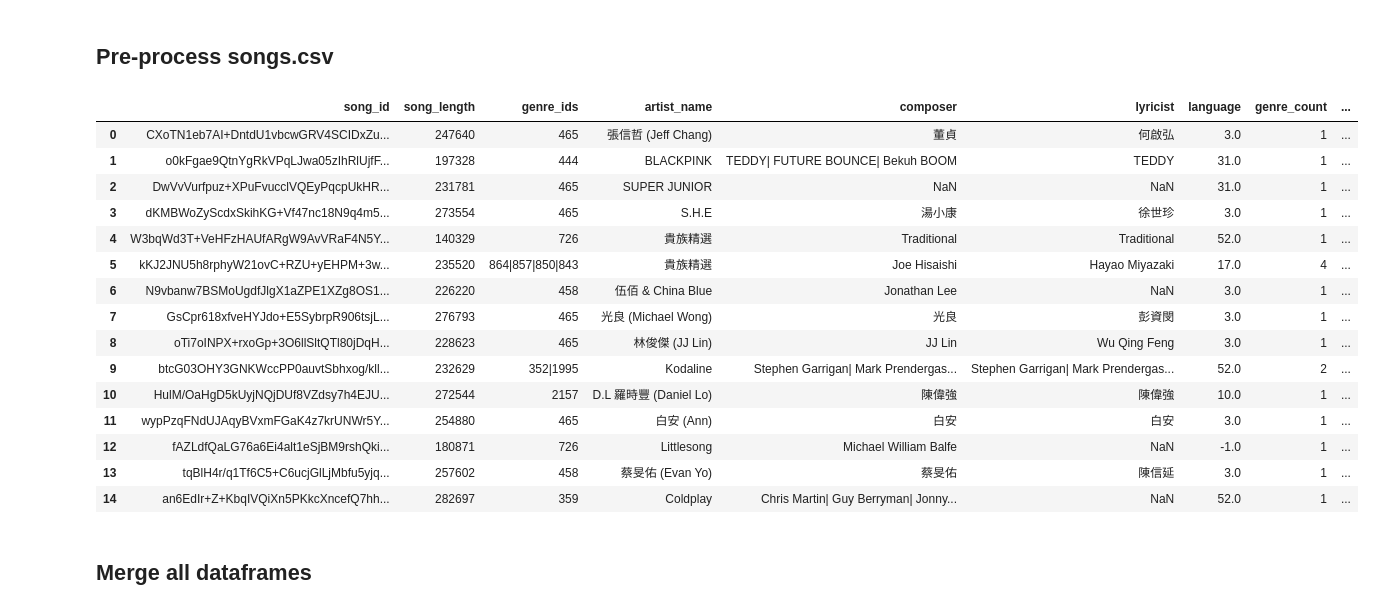
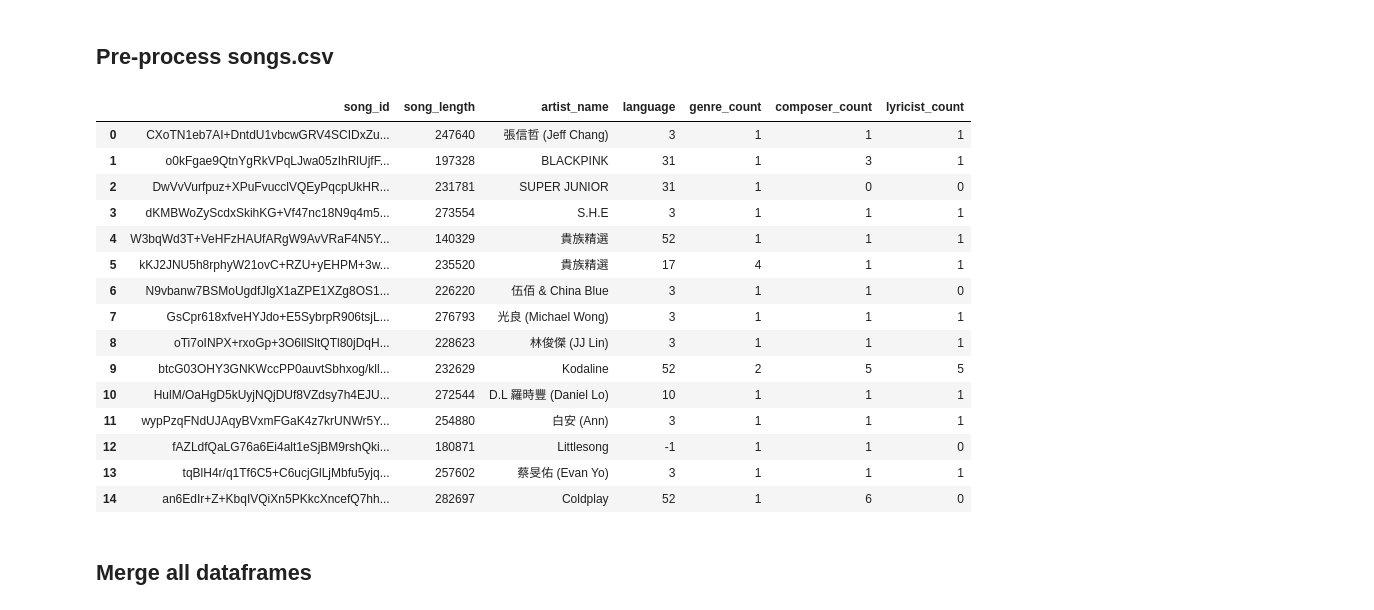
Before and after one commit to dsmilab/WSDM2018-KKBox-MRC, a Jupyter notebook: observation.ipynb, the cells around one changed output. Saved outputs shown, nothing was run; the diff lists cells and outputs as text; code cells hidden in the pictures.

```diff
--- a/observation.ipynb
+++ b/observation.ipynb
@@ -133,27 +269,39 @@ song_extra_info_df.head(15)
 ## Pre-process songs.csv
 # %%
 def parse_splitted_category_to_number(x):
-    return 0if x is np.nan else len(str(x).split('|'))
+    if x is np.nan:
+        return 0
+
+    x = str(x)
+    x.replace('/', '|')
+    x.replace(';', '|')
+    x.replace('\\', '|')
+    return x.count('|') + 1
 
 
 songs_df['genre_count'] = songs_df['genre_ids'].apply(parse_splitted_category_to_number)
 songs_df['composer_count'] = songs_df['composer'].apply(parse_splitted_category_to_number)
 songs_df['lyricist_count'] = songs_df['lyricist'].apply(parse_splitted_category_to_number)
+songs_df.drop(['composer', 'lyricist', 'genre_ids'], axis=1, inplace=True)
+
+songs_df['language'].fillna('-1.0', inplace=True)
+
+assert(~songs_df.isnull().any().any())
 songs_df.head(15)
 # %% [output]
-|  | song_id | song_length | genre_ids | artist_name | composer | lyricist | language | genre_count | ... |
-| 0 | CXoTN1eb7AI+DntdU1vbcwGRV4SCIDxZu... | 247640 | 465 | 張信哲 (Jeff Chang) | 董貞 | 何啟弘 | 3.0 | 1 | ... |
-| 1 | o0kFgae9QtnYgRkVPqLJwa05zIhRlUjfF... | 197328 | 444 | BLACKPINK | TEDDY| FUTURE BOUNCE| Bekuh BOOM | TEDDY | 31.0 | 1 | ... |
-| 2 | DwVvVurfpuz+XPuFvucclVQEyPqcpUkHR... | 231781 | 465 | SUPER JUNIOR | NaN | NaN | 31.0 | 1 | ... |
-| 3 | dKMBWoZyScdxSkihKG+Vf47nc18N9q4m5... | 273554 | 465 | S.H.E | 湯小康 | 徐世珍 | 3.0 | 1 | ... |
-| 4 | W3bqWd3T+VeHFzHAUfARgW9AvVRaF4N5Y... | 140329 | 726 | 貴族精選 | Traditional | Traditional | 52.0 | 1 | ... |
-| 5 | kKJ2JNU5h8rphyW21ovC+RZU+yEHPM+3w... | 235520 | 864|857|850|843 | 貴族精選 | Joe Hisaishi | Hayao Miyazaki | 17.0 | 4 | ... |
-| 6 | N9vbanw7BSMoUgdfJlgX1aZPE1XZg8OS1... | 226220 | 458 | 伍佰 & China Blue | Jonathan Lee | NaN | 3.0 | 1 | ... |
-| 7 | GsCpr618xfveHYJdo+E5SybrpR906tsjL... | 276793 | 465 | 光良 (Michael Wong) | 光良 | 彭資閔 | 3.0 | 1 | ... |
-| 8 | oTi7oINPX+rxoGp+3O6llSltQTl80jDqH... | 228623 | 465 | 林俊傑 (JJ Lin) | JJ Lin | Wu Qing Feng | 3.0 | 1 | ... |
-| 9 | btcG03OHY3GNKWccPP0auvtSbhxog/kll... | 232629 | 352|1995 | Kodaline | Stephen Garrigan| Mark Prendergas... | Stephen Garrigan| Mark Prendergas... | 52.0 | 2 | ... |
-| 10 | HulM/OaHgD5kUyjNQjDUf8VZdsy7h4EJU... | 272544 | 2157 | D.L 羅時豐 (Daniel Lo) | 陳偉強 | 陳偉強 | 10.0 | 1 | ... |
-| 11 | wypPzqFNdUJAqyBVxmFGaK4z7krUNWr5Y... | 254880 | 465 | 白安 (Ann) | 白安 | 白安 | 3.0 | 1 | ... |
-| 12 | fAZLdfQaLG76a6Ei4alt1eSjBM9rshQki... | 180871 | 726 | Littlesong | Michael William Balfe | NaN | -1.0 | 1 | ... |
-| 13 | tqBlH4r/q1Tf6C5+C6ucjGlLjMbfu5yjq... | 257602 | 458 | 蔡旻佑 (Evan Yo) | 蔡旻佑 | 陳信延 | 3.0 | 1 | ... |
-| 14 | an6EdIr+Z+KbqIVQiXn5PKkcXncefQ7hh... | 282697 | 359 | Coldplay | Chris Martin| Guy Berryman| Jonny... | NaN | 52.0 | 1 | ... |
+|  | song_id | song_length | artist_name | language | genre_count | composer_count | lyricist_count |
+| 0 | CXoTN1eb7AI+DntdU1vbcwGRV4SCIDxZu... | 247640 | 張信哲 (Jeff Chang) | 3 | 1 | 1 | 1 |
+| 1 | o0kFgae9QtnYgRkVPqLJwa05zIhRlUjfF... | 197328 | BLACKPINK | 31 | 1 | 3 | 1 |
+| 2 | DwVvVurfpuz+XPuFvucclVQEyPqcpUkHR... | 231781 | SUPER JUNIOR | 31 | 1 | 0 | 0 |
+| 3 | dKMBWoZyScdxSkihKG+Vf47nc18N9q4m5... | 273554 | S.H.E | 3 | 1 | 1 | 1 |
+| 4 | W3bqWd3T+VeHFzHAUfARgW9AvVRaF4N5Y... | 140329 | 貴族精選 | 52 | 1 | 1 | 1 |
+| 5 | kKJ2JNU5h8rphyW21ovC+RZU+yEHPM+3w... | 235520 | 貴族精選 | 17 | 4 | 1 | 1 |
+| 6 | N9vbanw7BSMoUgdfJlgX1aZPE1XZg8OS1... | 226220 | 伍佰 & China Blue | 3 | 1 | 1 | 0 |
+| 7 | GsCpr618xfveHYJdo+E5SybrpR906tsjL... | 276793 | 光良 (Michael Wong) | 3 | 1 | 1 | 1 |
+| 8 | oTi7oINPX+rxoGp+3O6llSltQTl80jDqH... | 228623 | 林俊傑 (JJ Lin) | 3 | 1 | 1 | 1 |
+| 9 | btcG03OHY3GNKWccPP0auvtSbhxog/kll... | 232629 | Kodaline | 52 | 2 | 5 | 5 |
+| 10 | HulM/OaHgD5kUyjNQjDUf8VZdsy7h4EJU... | 272544 | D.L 羅時豐 (Daniel Lo) | 10 | 1 | 1 | 1 |
+| 11 | wypPzqFNdUJAqyBVxmFGaK4z7krUNWr5Y... | 254880 | 白安 (Ann) | 3 | 1 | 1 | 1 |
+| 12 | fAZLdfQaLG76a6Ei4alt1eSjBM9rshQki... | 180871 | Littlesong | -1 | 1 | 1 | 0 |
+| 13 | tqBlH4r/q1Tf6C5+C6ucjGlLjMbfu5yjq... | 257602 | 蔡旻佑 (Evan Yo) | 3 | 1 | 1 | 1 |
+| 14 | an6EdIr+Z+KbqIVQiXn5PKkcXncefQ7hh... | 282697 | Coldplay | 52 | 1 | 6 | 0 |
```
Also changed, not shown: parts of 14 cells of this notebook, 1 other file.
